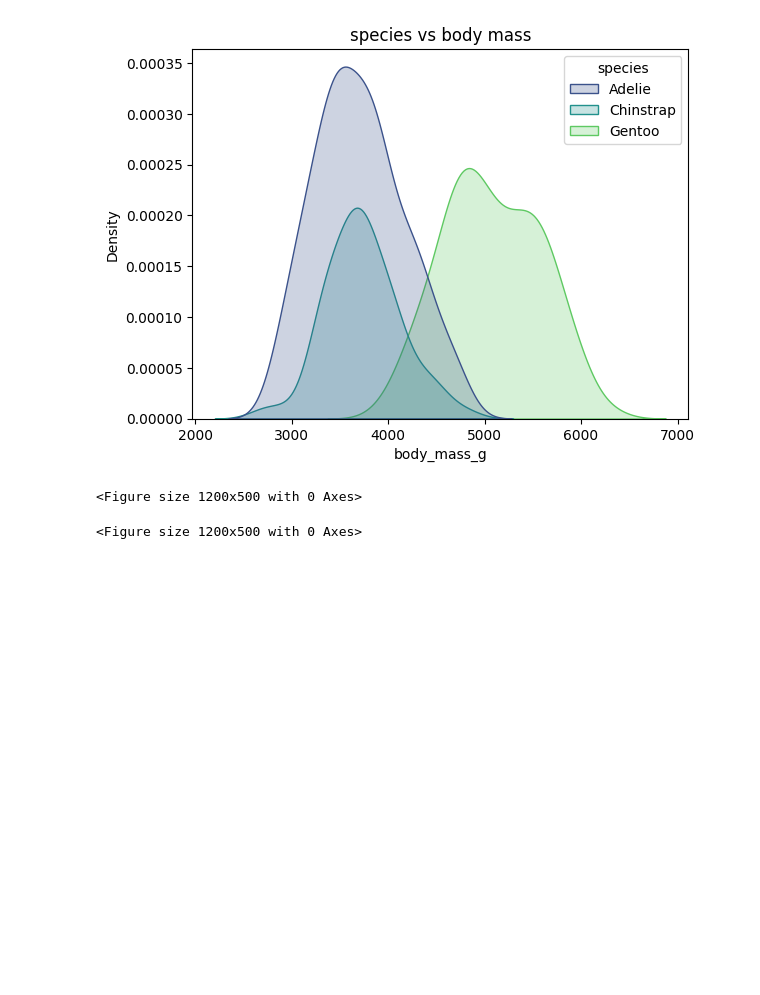
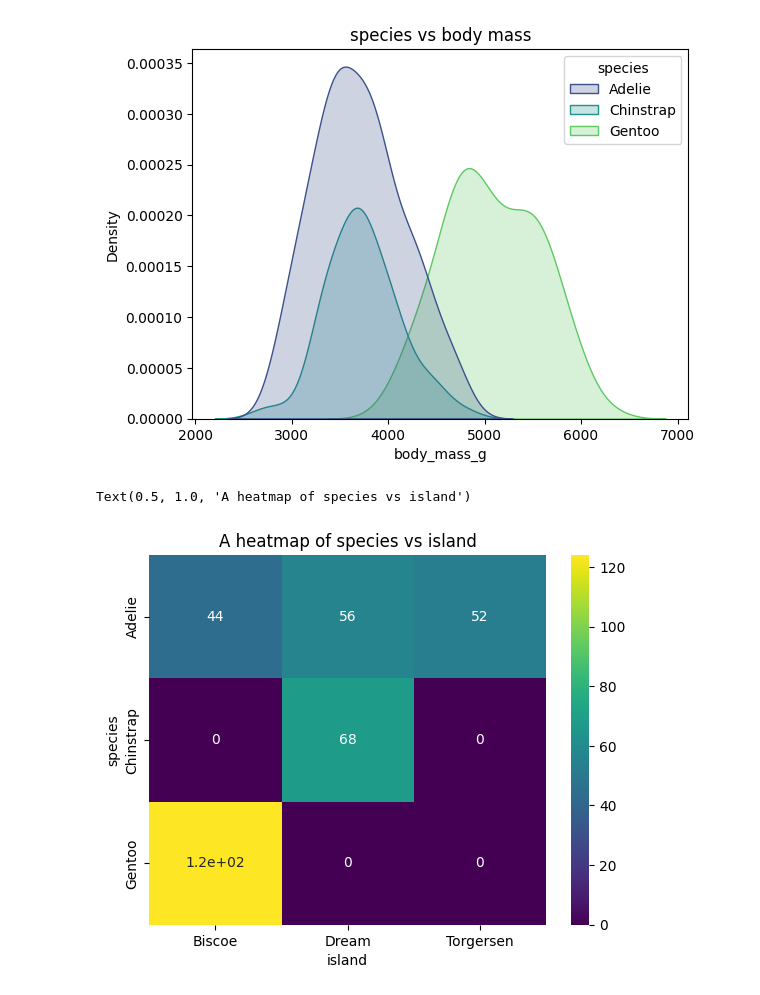
Before and after one commit to SydOwaisRaza/EDA-Projects, a Jupyter notebook: Penguin Dataset/analysis.ipynb, the cells around one changed output. Saved outputs shown, nothing was run; the diff lists cells and outputs as text; code cells hidden in the pictures; blank space fills up the shorter version.

```diff
--- a/Penguin Dataset/analysis.ipynb
+++ b/Penguin Dataset/analysis.ipynb
@@ -162,9 +162,9 @@ plt.title('species vs body mass')
 # %% [output]
 Text(0.5, 1.0, 'species vs body mass')
 [figure]
-# %%
-plt.figure(figsize=(12,5))
-# plt.subplot(1,2,1)
-# %% [output]
-<Figure size 1200x500 with 0 Axes>
-<Figure size 1200x500 with 0 Axes>
+# %%
+sns.heatmap(pd.crosstab(df['species'],df['island']),annot=True, cmap='viridis')
+plt.title('A heatmap of species vs island')
+# %% [output]
+Text(0.5, 1.0, 'A heatmap of species vs island')
+[figure, added]
```
Also changed, not shown: parts of 4 cells of this notebook.
